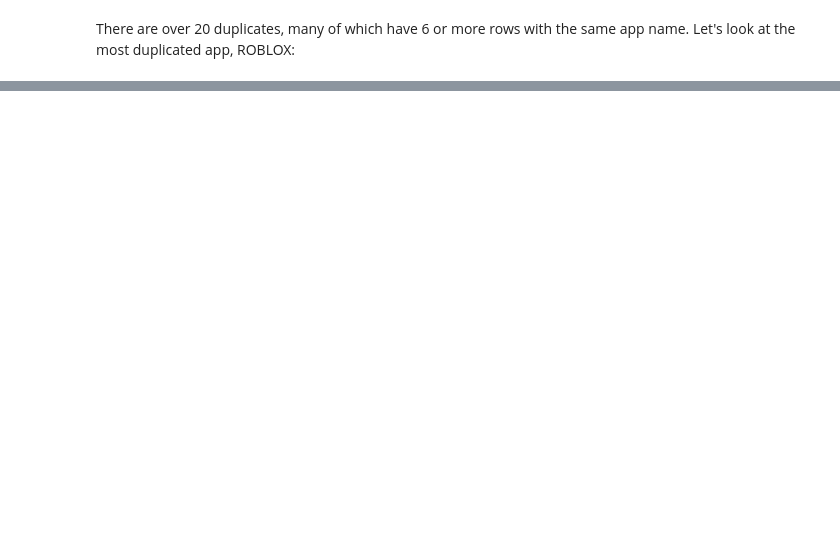
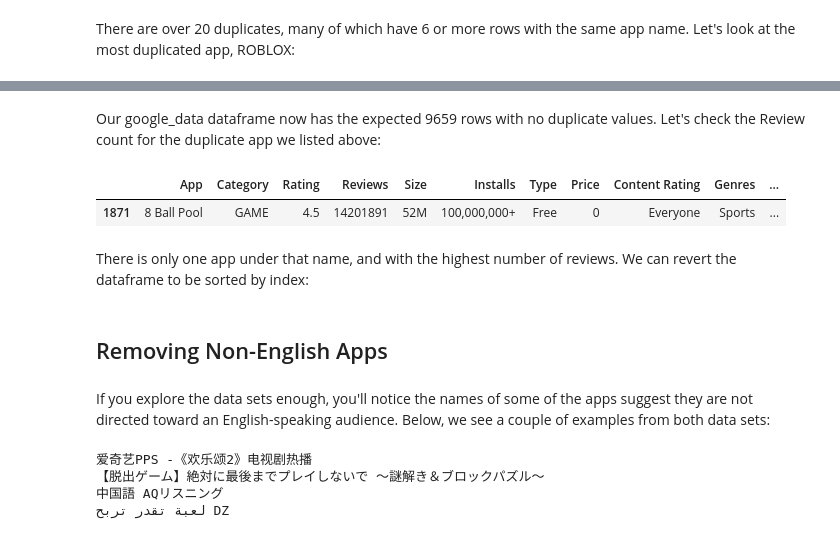
Before and after one commit to anirusso/app-data, a Jupyter notebook: app-data.ipynb, the cells around one changed output, grey strips where cells are left out. Saved outputs shown, nothing was run; the diff lists cells and outputs as text; code cells hidden in the pictures; blank space fills up the shorter version.

```diff
--- a/app-data.ipynb
+++ b/app-data.ipynb
@@ -317,0 +380,9 @@ google_data[google_data['App'] == 'ROBLOX']
+# %% [markdown]
+Our google_data dataframe now has the expected 9659 rows with no duplicate values. Let's check the Review count for the duplicate app we listed above:
+# %%
+google_data.loc[google_data['App'] == '8 Ball Pool']
+# %% [output]
+|  | App | Category | Rating | Reviews | Size | Installs | Type | Price | Content Rating | Genres | ... |
+| 1871 | 8 Ball Pool | GAME | 4.5 | 14201891 | 52M | 100,000,000+ | Free | 0 | Everyone | Sports | ... |
+# %% [markdown]
+There is only one app under that name, and with the highest number of reviews. We can revert the dataframe to be sorted by index:
@@ -317,0 +391,14 @@ google_data[google_data['App'] == 'ROBLOX']
+# %% [markdown]
+##  Removing Non-English Apps
+# %% [markdown]
+If you explore the data sets enough, you'll notice the names of some of the apps suggest they are not directed toward an English-speaking audience. Below, we see a couple of examples from both data sets:
+# %%
+print(apple_data.loc[813].track_name)
+print(apple_data.loc[6731].track_name)
+print(google_data.loc[5513].App)
+print(google_data.loc[9117].App)
+# %% [output]
+爱奇艺PPS -《欢乐颂2》电视剧热播
+【脱出ゲーム】絶対に最後までプレイしないで 〜謎解き＆ブロックパズル〜
+中国語 AQリスニング
+لعبة تقدر تربح DZ
```
Also changed, not shown: parts of 19 cells of this notebook.
